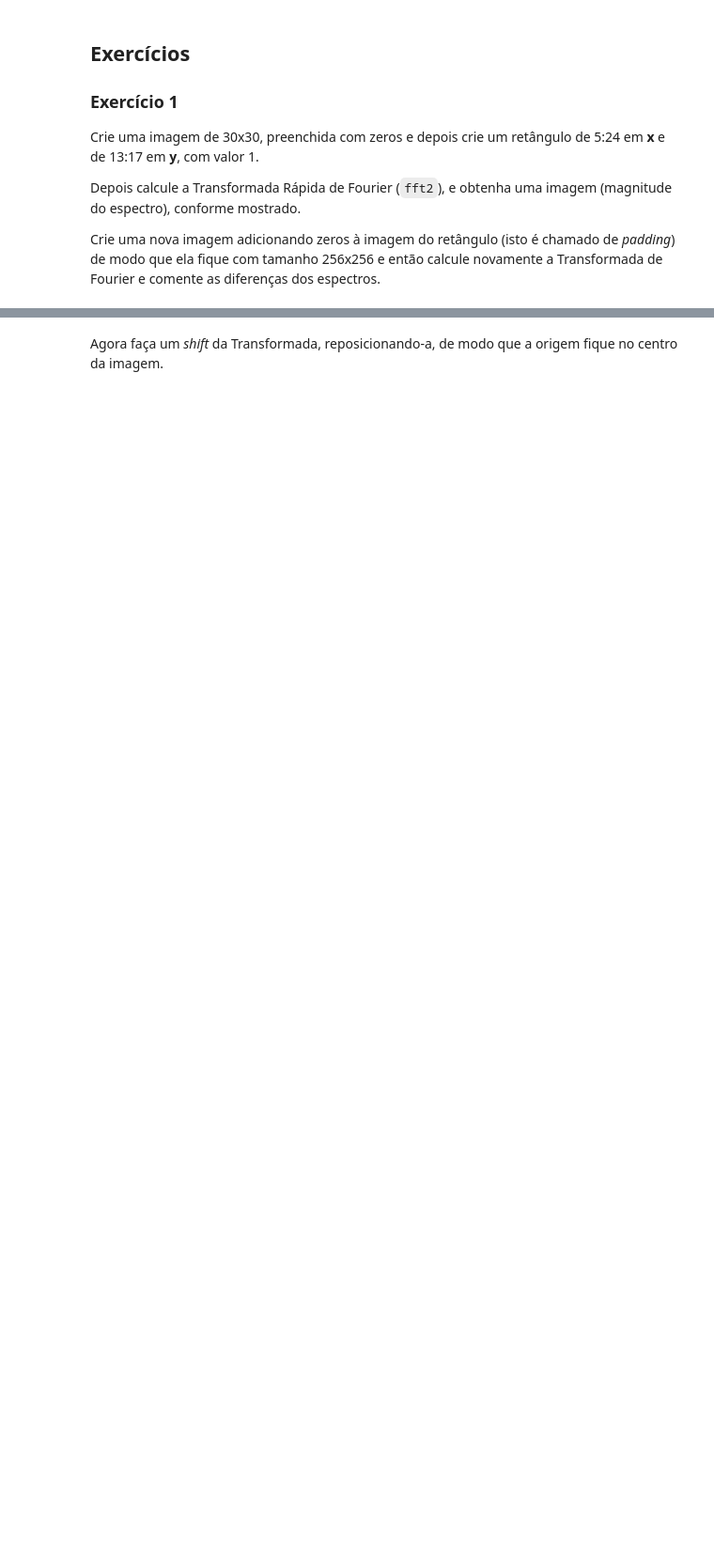
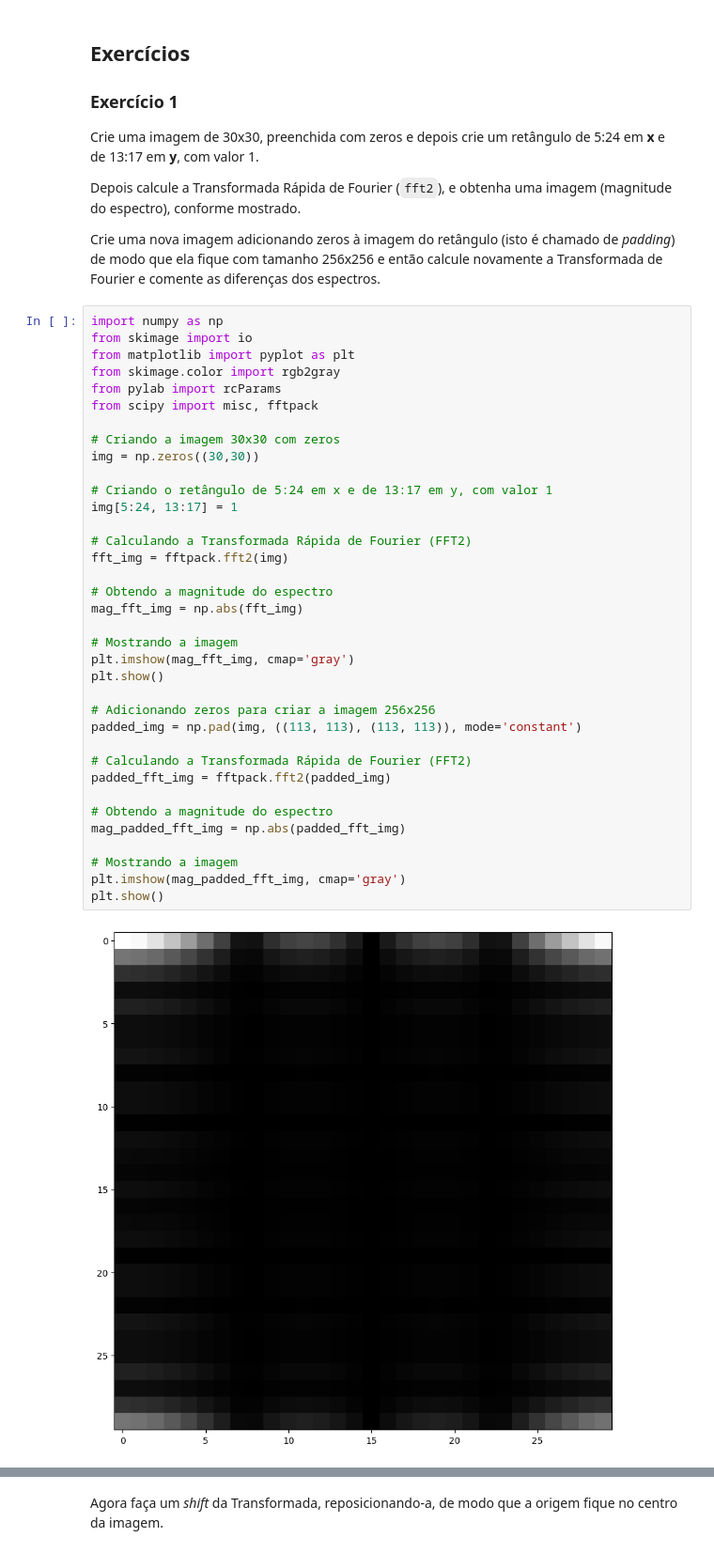
Before and after one commit to profmariomenezes/compvis-filtros-espaciais-e-de-frequencia-20231-dedekamiwada, a Jupyter notebook: 03_Filtros_Frequencia_scikit_image_para_alunos.ipynb, the cells around one changed output, grey strips where cells are left out. Shown at 94% size. Saved outputs shown, nothing was run; the diff lists cells and outputs as text; blank space fills up the shorter version.

```diff
--- a/03_Filtros_Frequencia_scikit_image_para_alunos.ipynb
+++ b/03_Filtros_Frequencia_scikit_image_para_alunos.ipynb
@@ -144,3 +148,41 @@ Crie uma imagem de 30x30, preenchida com zeros e depois crie um retângulo de 5:
 Depois calcule a Transformada Rápida de Fourier (`fft2`), e obtenha uma imagem (magnitude do espectro), conforme mostrado.
 
 Crie uma nova imagem adicionando zeros à imagem do retângulo (isto é chamado de *padding*) de modo que ela fique com tamanho 256x256 e então calcule novamente a Transformada de Fourier e comente as diferenças dos espectros.
+# %%
+import numpy as np
+from skimage import io
+from matplotlib import pyplot as plt
+from skimage.color import rgb2gray
+from pylab import rcParams
+from scipy import misc, fftpack
+
+# Criando a imagem 30x30 com zeros
+img = np.zeros((30,30))
+
+# Criando o retângulo de 5:24 em x e de 13:17 em y, com valor 1
+img[5:24, 13:17] = 1
+
+# Calculando a Transformada Rápida de Fourier (FFT2)
+fft_img = fftpack.fft2(img)
+
+# Obtendo a magnitude do espectro
+mag_fft_img = np.abs(fft_img)
+
+# Mostrando a imagem
+plt.imshow(mag_fft_img, cmap='gray')
+plt.show()
+
+# Adicionando zeros para criar a imagem 256x256
+padded_img = np.pad(img, ((113, 113), (113, 113)), mode='constant')
+
+# Calculando a Transformada Rápida de Fourier (FFT2)
+padded_fft_img = fftpack.fft2(padded_img)
+
+# Obtendo a magnitude do espectro
+mag_padded_fft_img = np.abs(padded_fft_img)
+
+# Mostrando a imagem
+plt.imshow(mag_padded_fft_img, cmap='gray')
+plt.show()
+# %% [output]
+[figure, added]
```
Also changed, not shown: parts of 9 cells of this notebook.
